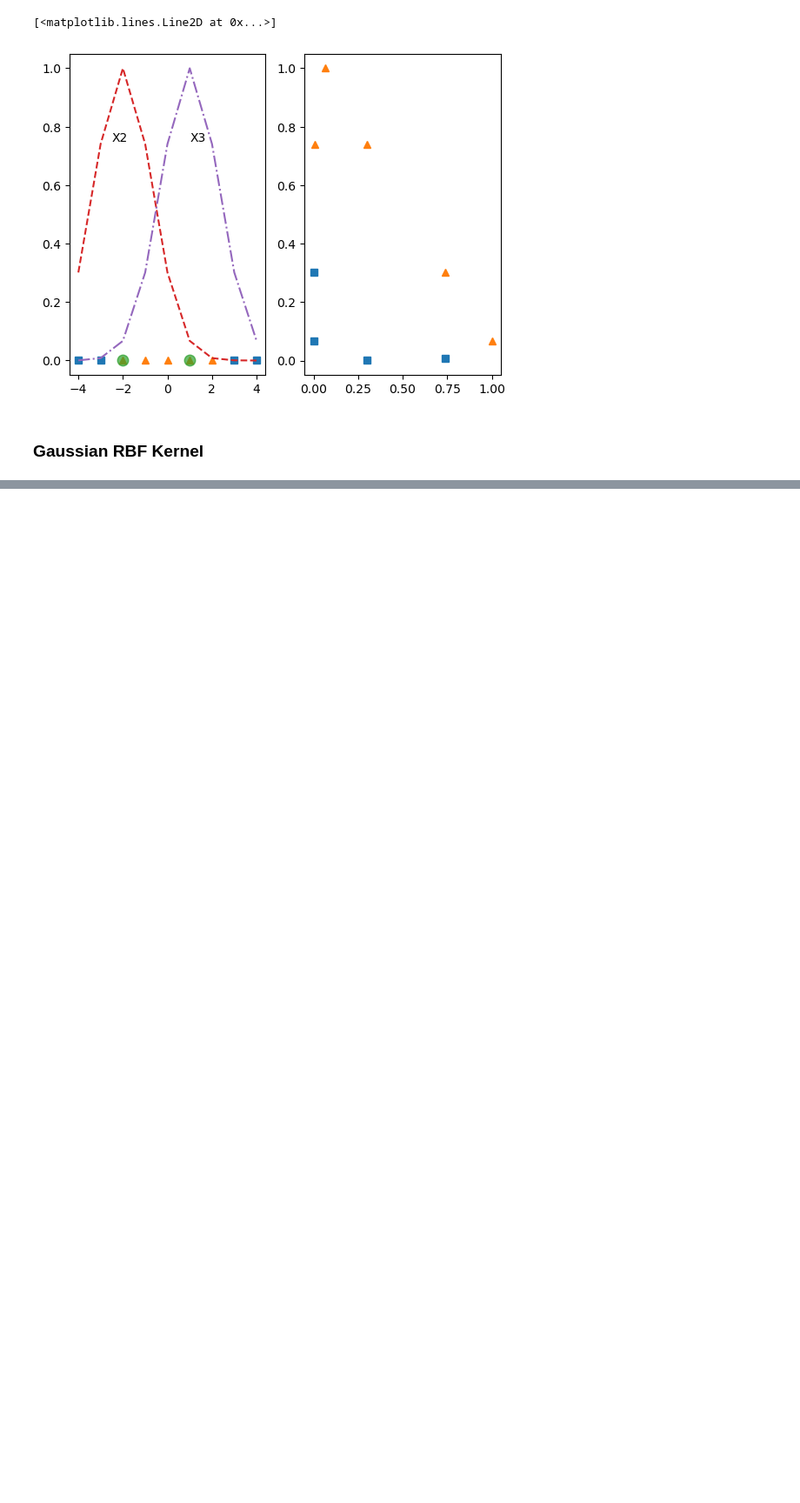
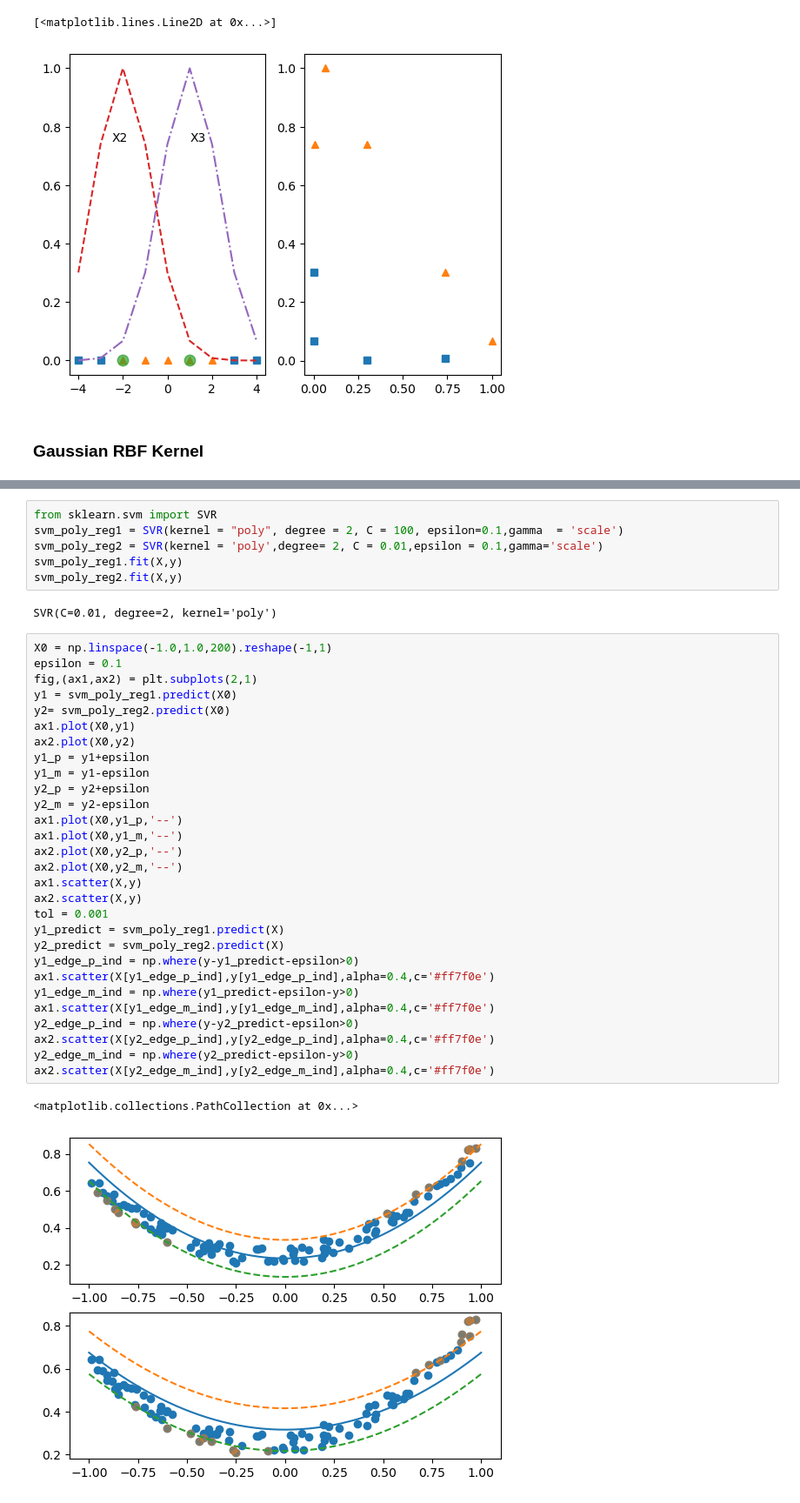
Before and after one commit to bop-hz/mltest, a Jupyter notebook: chapter5/svm.ipynb, the cells around one changed output, grey strips where cells are left out. Shown at 87% size. Saved outputs shown, nothing was run; the diff lists cells and outputs as text; blank space fills up the shorter version.

Commit message:
update poly svg

```diff
--- a/chapter5/svm.ipynb
+++ b/chapter5/svm.ipynb
@@ -242,0 +300,40 @@ axs[1,1].plot(X[ind1,0],X[ind1,1],'^')
+# %%
+from sklearn.svm import SVR
+svm_poly_reg1 = SVR(kernel = "poly", degree = 2, C = 100, epsilon=0.1,gamma  = 'scale')
+svm_poly_reg2 = SVR(kernel = 'poly',degree= 2, C = 0.01,epsilon = 0.1,gamma='scale')
+svm_poly_reg1.fit(X,y)
+svm_poly_reg2.fit(X,y)
+# %% [output]
+SVR(C=0.01, degree=2, kernel='poly')
+# %%
+X0 = np.linspace(-1.0,1.0,200).reshape(-1,1)
+epsilon = 0.1
+fig,(ax1,ax2) = plt.subplots(2,1)
+y1 = svm_poly_reg1.predict(X0)
+y2= svm_poly_reg2.predict(X0)
+ax1.plot(X0,y1)
+ax2.plot(X0,y2)
+y1_p = y1+epsilon
+y1_m = y1-epsilon
+y2_p = y2+epsilon
+y2_m = y2-epsilon
+ax1.plot(X0,y1_p,'--')
+ax1.plot(X0,y1_m,'--')
+ax2.plot(X0,y2_p,'--')
+ax2.plot(X0,y2_m,'--')
+ax1.scatter(X,y)
+ax2.scatter(X,y)
+tol = 0.001
+y1_predict = svm_poly_reg1.predict(X)
+y2_predict = svm_poly_reg2.predict(X)
+y1_edge_p_ind = np.where(y-y1_predict-epsilon>0)
+ax1.scatter(X[y1_edge_p_ind],y[y1_edge_p_ind],alpha=0.4,c='#ff7f0e')
+y1_edge_m_ind = np.where(y1_predict-epsilon-y>0)
+ax1.scatter(X[y1_edge_m_ind],y[y1_edge_m_ind],alpha=0.4,c='#ff7f0e')
+y2_edge_p_ind = np.where(y-y2_predict-epsilon>0)
+ax2.scatter(X[y2_edge_p_ind],y[y2_edge_p_ind],alpha=0.4,c='#ff7f0e')
+y2_edge_m_ind = np.where(y2_predict-epsilon-y>0)
+ax2.scatter(X[y2_edge_m_ind],y[y2_edge_m_ind],alpha=0.4,c='#ff7f0e')
+# %% [output]
+<matplotlib.collections.PathCollection at 0x...>
+[figure, added]
```
Also changed, not shown: parts of 13 cells of this notebook.
